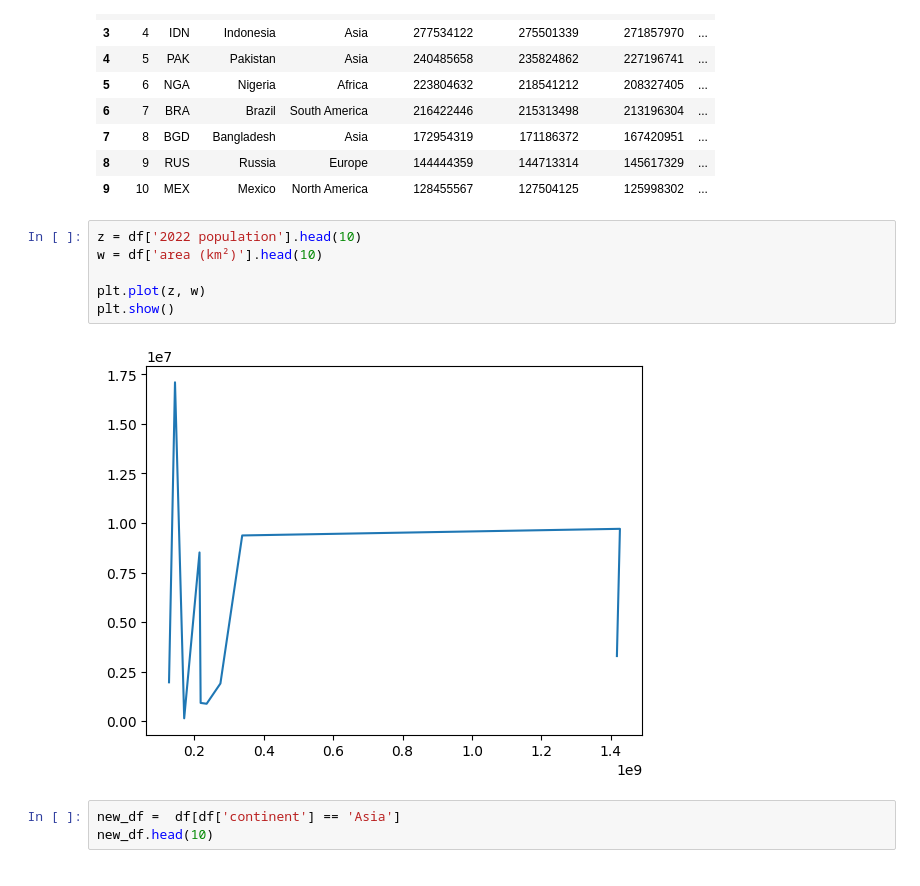
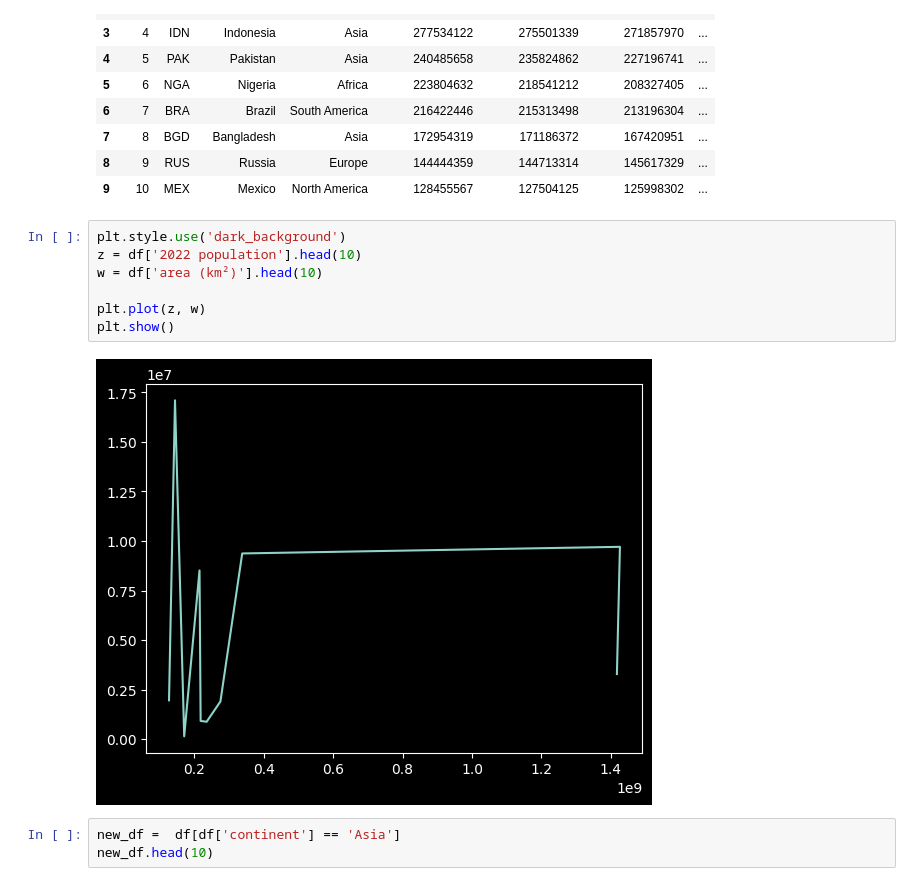
Before and after one commit to jsdhami/Python-For-Research, a Jupyter notebook: Matplotlib_Advanced.ipynb, the cells around one changed output. Saved outputs shown, nothing was run; the diff lists cells and outputs as text.

```diff
--- a/Matplotlib_Advanced.ipynb
+++ b/Matplotlib_Advanced.ipynb
@@ -38,13 +36,14 @@ df.head(10)
 | 8 | 9 | RUS | Russia | Europe | 144444359 | 144713314 | 145617329 | ... |
 | 9 | 10 | MEX | Mexico | North America | 128455567 | 127504125 | 125998302 | ... |
 # %%
+plt.style.use('dark_background')
 z = df['2022 population'].head(10)
 w = df['area (km²)'].head(10)
 
 plt.plot(z, w)
 plt.show()
 # %% [output]
-[figure, old version]
+[figure, new version]
 # %%
 new_df =  df[df['continent'] == 'Asia']
 new_df.head(10)
```
Also changed, not shown: parts of 23 cells of this notebook.
